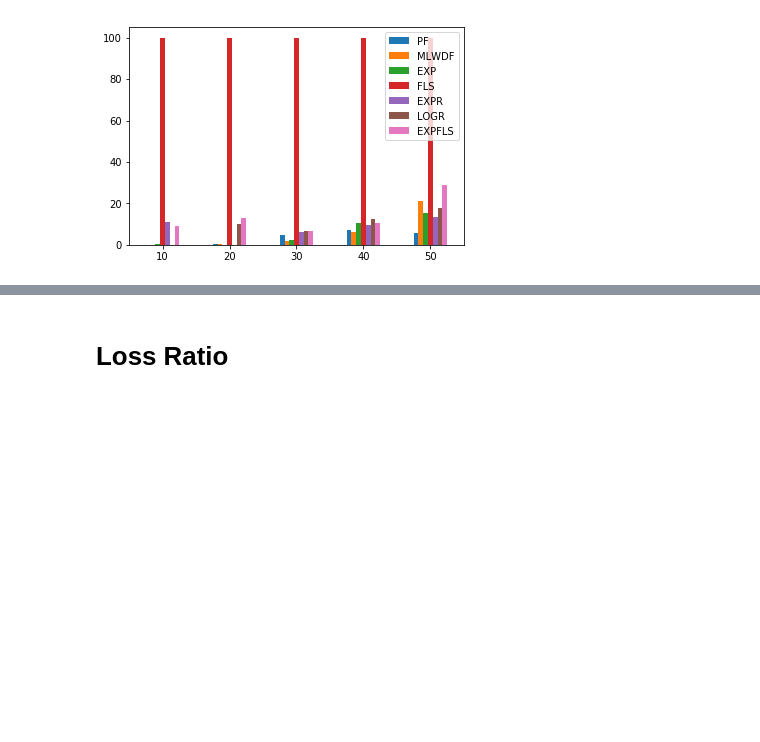
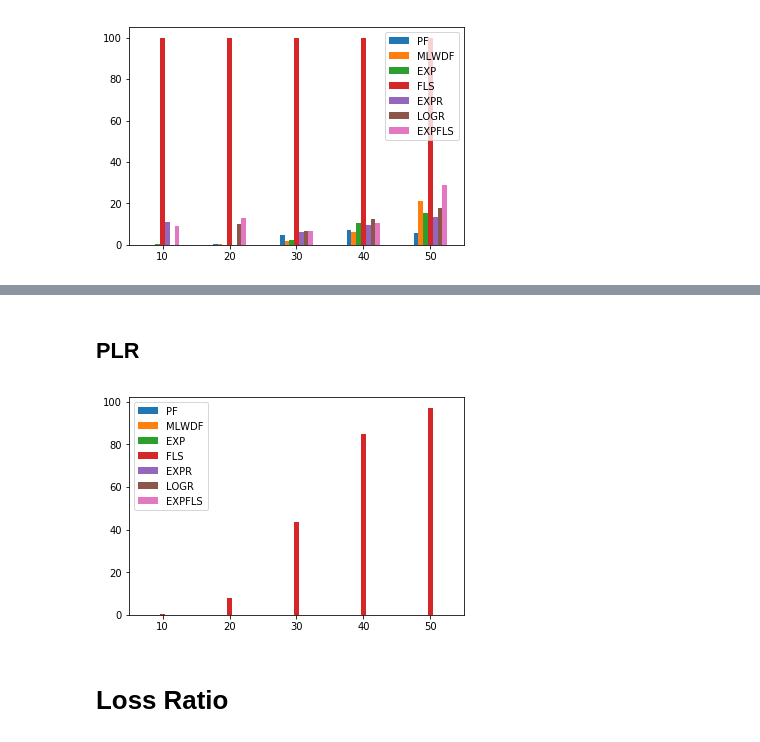
Before and after one commit to gdbranco/lte-sim-dev-new, a Jupyter notebook: myStuff/scripts/Statistics.ipynb, the cells around one changed output, grey strips where cells are left out. Cells and saved outputs as stored; diff of their text form; code cells hidden in the pictures; blank space fills up the shorter version.

```diff
--- a/myStuff/scripts/Statistics.ipynb
+++ b/myStuff/scripts/Statistics.ipynb
@@ -569,3 +638,15 @@ fig.savefig("./pdfs/PacketLossWeb.pdf", bbox_inches='tight')
+# %% [markdown]
+## PLR
+# %%
+dfPLRCBR = pd.DataFrame({'PF': PLRCBR[1], 'MLWDF': PLRCBR[2], 'EXP': PLRCBR[3],
+                            'FLS': PLRCBR[4], 'EXPR': PLRCBR[5], 'LOGR': PLRCBR[6],
+                           'EXPFLS': PLRCBR[7]},
+                           index=[10,20,30,40,50])
+plot = dfPLRCBR.plot.bar(rot=0)
+fig = plot.get_figure()
+fig.savefig("./pdfs/PacketLossCBR.pdf", bbox_inches='tight')
+# %% [output]
+[figure, added]
 # %% [markdown]
 # Loss Ratio
 # %%
```
Also changed, not shown: parts of 20 cells of this notebook, 23 other files.
